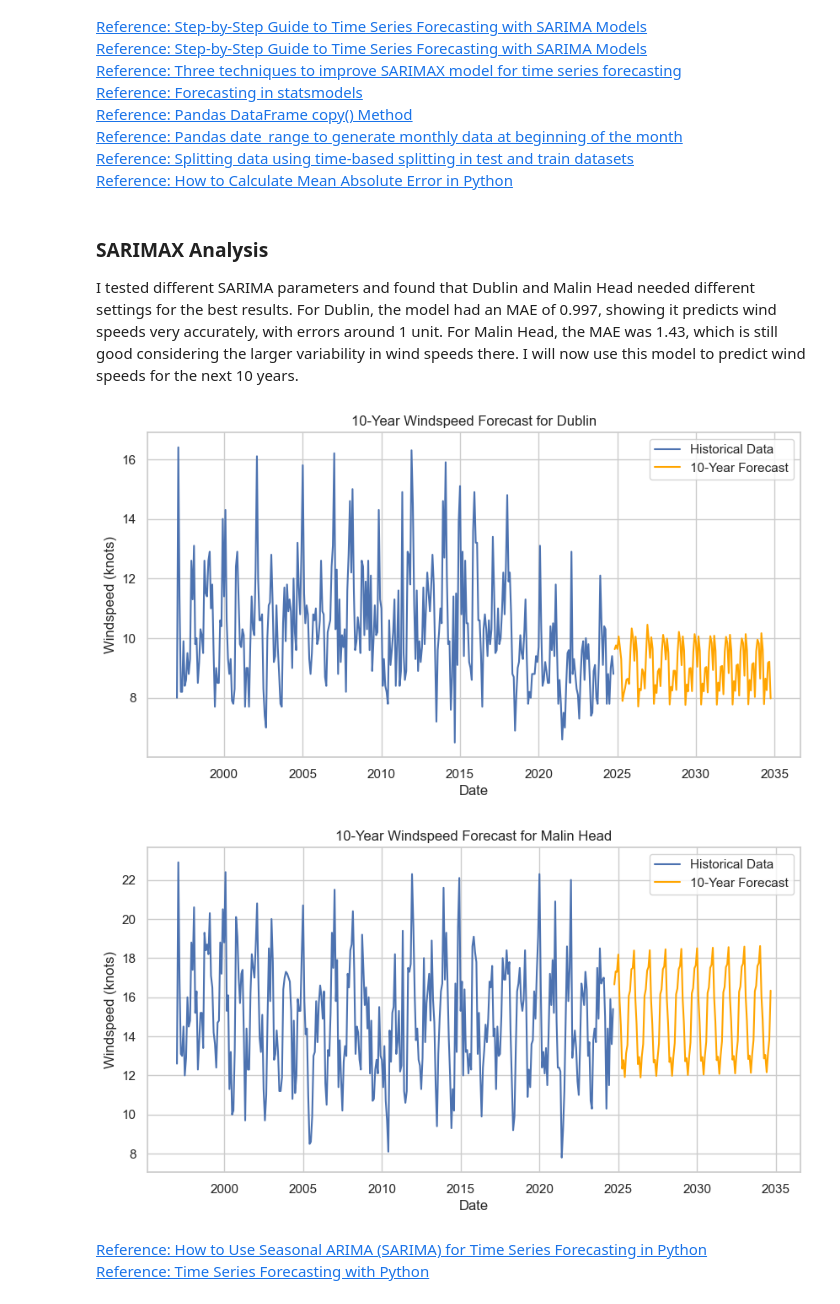
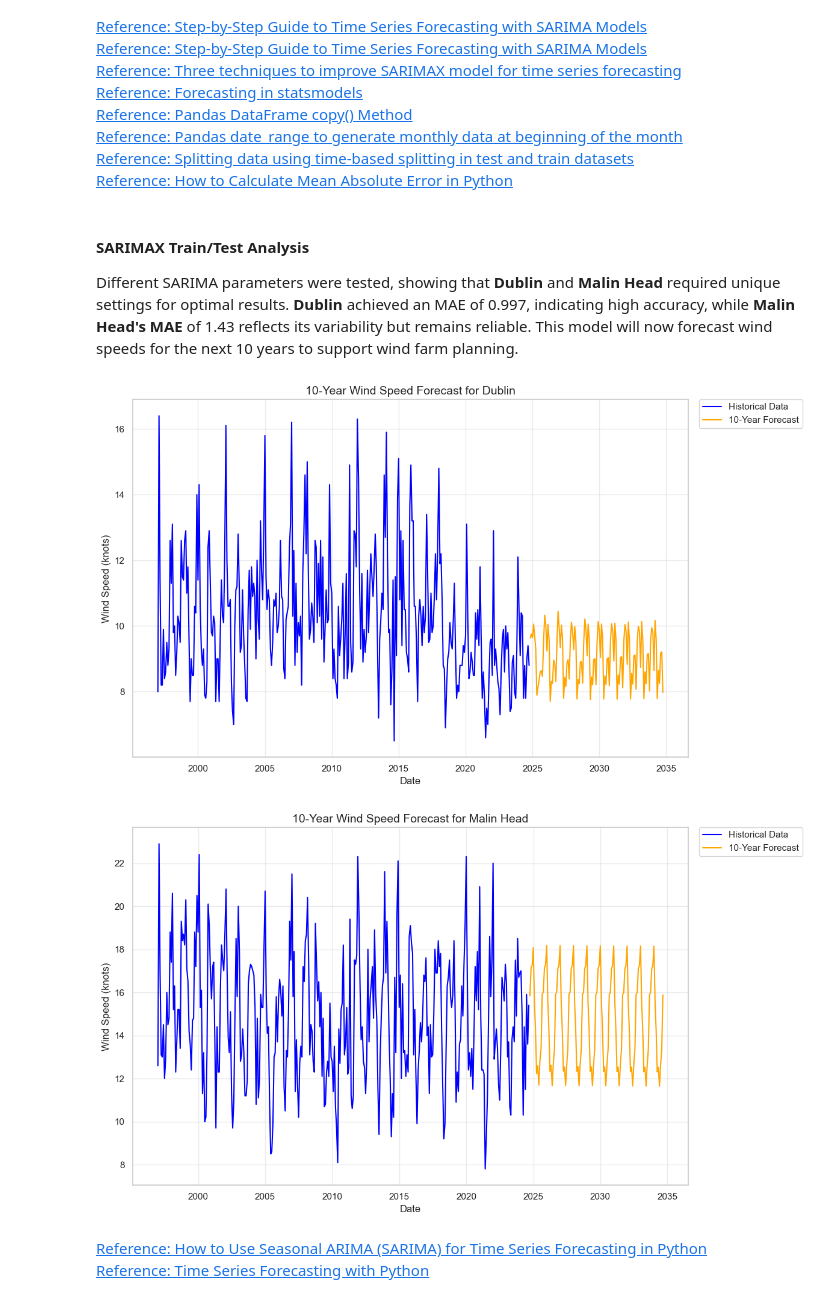
Before and after one commit to sarahembarry/PFDA-project, a Jupyter notebook: bigproject.ipynb, the cells around one changed output. Drawn from its saved outputs; the diff is of its cells as text; code cells hidden in the pictures.

Commit message:
Forcast analysis, forcast graphs update , conclusion and findings

```diff
--- a/bigproject.ipynb
+++ b/bigproject.ipynb
@@ -370,19 +370,19 @@ def get_season(month):
         return 'Autumn'
 
 # Add a 'season' column to the DataFrame
-monthly_windspeed_data['Season'] = monthly_windspeed_data['month'].apply(get_season)
+monthly_wind_speed_data['Season'] = monthly_wind_speed_data['month'].apply(get_season)
 
-# Group by Location and Season, and calculate the mean windspeed
-seasonal_windspeed_summary = (
-    monthly_windspeed_data
+# Group by Location and Season, and calculate the mean wind speed
+seasonal_wind_speed_summary = (
+    monthly_wind_speed_data
     .groupby(['Location', 'Season'])['wdsp']
     .mean()
     .reset_index()
     .sort_values(by=['Location', 'Season'])
 )
 # Rename the columns for clarity
-seasonal_windspeed_summary.columns = ['Location', 'Season', 'Average Windspeed']
+seasonal_wind_speed_summary.columns = ['Location', 'Season', 'Average Wind Speed']
 
 # Display the summary table
-display(seasonal_windspeed_summary)
+display(seasonal_wind_speed_summary)
 # %% [output]
@@ -545,14 +545,14 @@ This section forecasts wind speeds for all locations, eventually focusing on Mal
 Linear regression models the relationship between time and wind speed, making it useful for an initial assessment of wind patterns.
 # %%
 # Create a 'date' column by combining 'year' and 'month', setting the day to 1
-monthly_windspeed_data['date'] = pd.to_datetime(monthly_windspeed_data[['year', 'month']].assign(day=1)
+monthly_wind_speed_data['date'] = pd.to_datetime(monthly_wind_speed_data[['year', 'month']].assign(day=1)
 )
 
 # Convert 'date' to a numeric format for linear regression model
-monthly_windspeed_data['date_numeric'] = monthly_windspeed_data['date'].map(pd.Timestamp.toordinal)
+monthly_wind_speed_data['date_numeric'] = monthly_wind_speed_data['date'].map(pd.Timestamp.toordinal)
 
 # Get unique locations from the dataset
-locations = monthly_windspeed_data['Location'].unique()
+locations = monthly_wind_speed_data['Location'].unique()
 # %% [markdown]
 [Reference: Add column with constant value to pandas dataframe](https://www.geeksforgeeks.org/add-column-with-constant-value-to-pandas-dataframe/)<br/>
 [Reference: Python: Linear regression from Pandas df - ordinal dates conversion](https://stackoverflow.com/questions/66720622/python-linear-regression-from-pandas-df-ordinal-dates-conversion)<br/>
@@ -560,7 +560,7 @@ locations = monthly_windspeed_data['Location'].unique()
 
 for location in locations:
     # Filter data for the current location
-    location_data = monthly_windspeed_data[monthly_windspeed_data['Location'] == location]
+    location_data = monthly_wind_speed_data[monthly_wind_speed_data['Location'] == location]
 
     # Define features and target
     X = location_data[['date_numeric']]
@@ -696,21 +698,23 @@ Location: Malin Head | Mean Absolute Error (MAE): 1.4306284358235362
 [Reference: Splitting data using time-based splitting in test and train datasets](https://stackoverflow.com/questions/50879915/splitting-data-using-time-based-splitting-in-test-and-train-datasets)<br/>
 [Reference: How to Calculate Mean Absolute Error in Python](https://www.statology.org/mean-absolute-error-python/)<br/>
 # %% [markdown]
-### SARIMAX Analysis
+#### **SARIMAX Train/Test Analysis**
 
-I tested different SARIMA parameters and found that Dublin and Malin Head needed different settings for the best results. For Dublin, the model had an MAE of 0.997, showing it predicts wind speeds very accurately, with errors around 1 unit. For Malin Head, the MAE was 1.43, which is still good considering the larger variability in wind speeds there. I will now use this model to predict wind speeds for the next 10 years.
+Different SARIMA parameters were tested, showing that **Dublin** and **Malin Head** required unique settings for optimal results. **Dublin** achieved an MAE of 0.997, indicating high accuracy, while **Malin Head's MAE** of 1.43 reflects its variability but remains reliable. This model will now forecast wind speeds for the next 10 years to support wind farm planning.
 # %%
+# Forecast 10 years of monthly data
 forecast_years = 10
-forecast_steps = forecast_years * 12  # 10 years of monthly data
+forecast_steps = forecast_years * 12
 
+# SARIMA parameters for each location
 locations = {
     "Dublin": {
-        "arima_order": (1, 1, 1),
-        "seasonal_order": (2, 2, 2, 12)
+        "arima_order": (1, 1, 1),        # Non-seasonal ARIMA
+        "seasonal_order": (2, 2, 2, 12)  # Seasonal ARIMA
     },
     "Malin Head": {
-        "arima_order": (2, 1, 0),
-        "seasonal_order": (2, 1, 2, 12)
+        "arima_order": (1, 1, 1),        # Non-seasonal ARIMA
+        "seasonal_order": (2, 1, 2, 12)  # Seasonal ARIMA
     }
 }
 
@@ -719,44 +723,46 @@ for location, params in locations.items():
     location_data = cleaned_weather[cleaned_weather['Location'] == location][['year', 'month', 'wdsp']].copy()
 
     # Create a datetime index using 'year' and 'month'
     location_data['date'] = pd.to_datetime(location_data[['year', 'month']].assign(day=1))
     location_data.set_index('date', inplace=True)
 
     # Ensure the index has a consistent frequency (monthly start)
     location_data.index = pd.date_range(start=location_data.index[0], periods=len(location_data), freq='MS')
 
     # Fit a SARIMA model to the entire dataset
     seasonal_model = SARIMAX(
         location_data['wdsp'],
-        order=params['arima_order'],  # Use individual ARIMA order for the location
+        order=params['arima_order'],         # Use individual ARIMA order for the location
         seasonal_order=params['seasonal_order'],  # Use individual seasonal order for the location
         enforce_stationarity=False,
         enforce_invertibility=False
     )
     seasonal_fit = seasonal_model.fit(disp=False)  # Suppress long output
 
     # Generate forecasts for the next 10 years
     forecast_values = seasonal_fit.forecast(steps=forecast_steps)
 
     # Generate the index for the forecasted dates
     forecast_index = pd.date_range(
         start=location_data.index[-1] + pd.DateOffset(months=1),
         periods=forecast_steps,
         freq='MS'
     )
 
-    # Plot the historical data and forecast
-    plt.figure(figsize=(10, 5))
-    plt.plot(location_data['wdsp'], label='Historical Data')
-    plt.plot(forecast_index, forecast_values, label='10-Year Forecast', color='orange')
-    plt.title(f"10-Year Windspeed Forecast for {location}")
-    plt.xlabel("Date")
-    plt.ylabel("Windspeed (knots)")
-    plt.legend()
+    # Plot Results
+    plt.figure(figsize=(12, 7))
+    plt.plot(location_data['wdsp'], label='Historical Data', color='blue', linewidth=1.5)
+    plt.plot(forecast_index, forecast_values, label='10-Year Forecast', color='orange', linestyle='-', linewidth=1.5)
+    plt.title(f"10-Year Wind Speed Forecast for {location}", fontsize=14)
+    plt.xlabel("Date", fontsize=12)
+    plt.ylabel("Wind Speed (knots)", fontsize=12)
+    plt.legend(loc='upper left', bbox_to_anchor=(1.02, 1), borderaxespad=0)
+    plt.grid(alpha=0.4)
+    plt.tight_layout()
     plt.show()
 # %% [output]
-[figure, old version]
+[figure, new version]
-[figure, old version]
+[figure, new version]
 # %% [markdown]
 [Reference: How to Use Seasonal ARIMA (SARIMA) for Time Series Forecasting in Python](https://www.statology.org/how-to-use-seasonal-arima-sarima-for-time-series-forecasting-in-python/)<br/>
 [Reference: Time Series Forecasting with Python](https://www.blog.trainindata.com/time-series-forecasting-python/)<br/>
```
Also changed, not shown: parts of 30 cells of this notebook, 1 other file.
